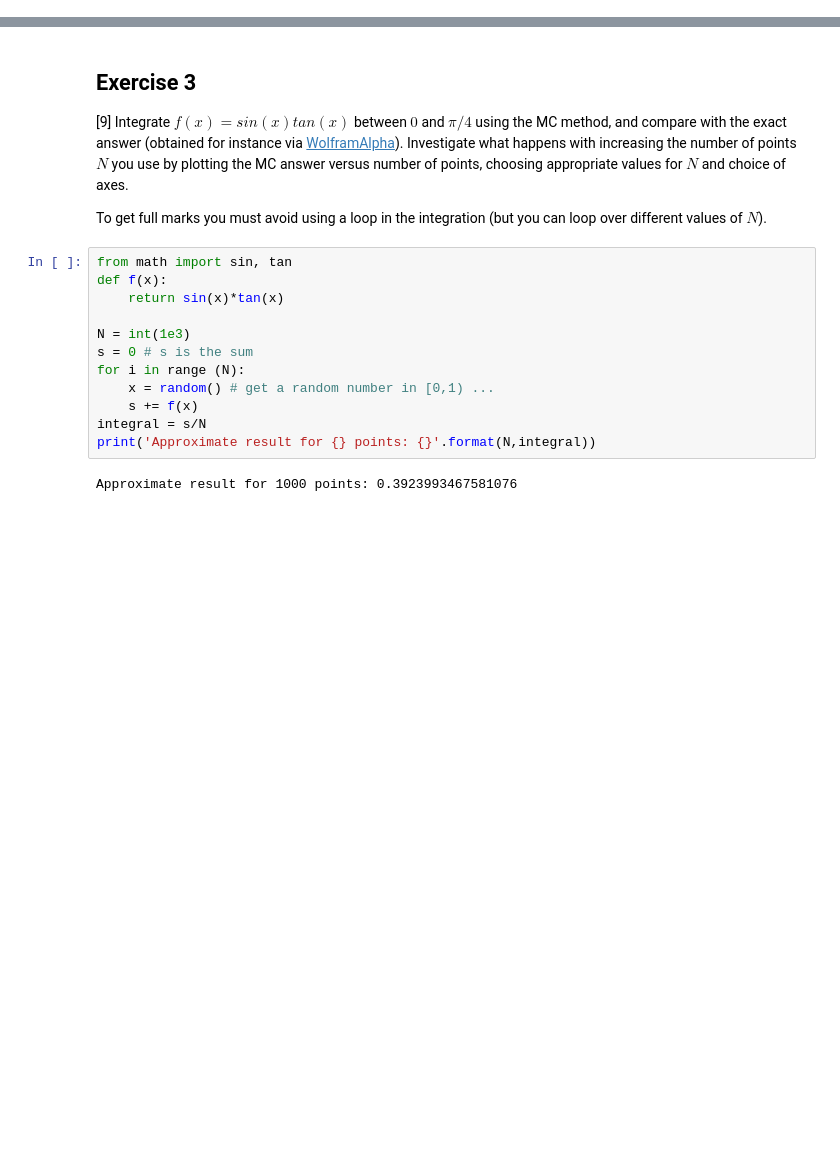
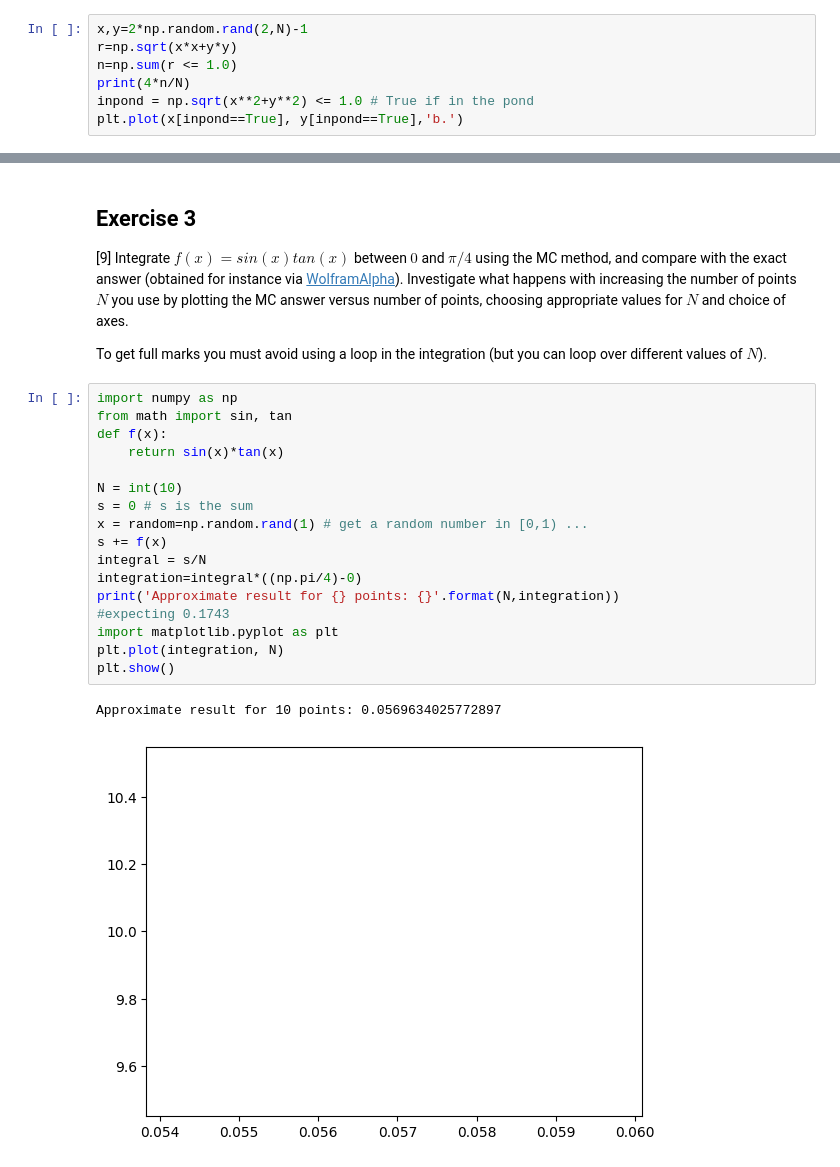
Before and after one commit to PX2145-2025/week-6-b-Anest-Cunliffe, a Jupyter notebook: Monte_Carlo.ipynb, the cells around one changed output, grey strips where cells are left out. Saved outputs shown, nothing was run; the diff lists cells and outputs as text; blank space fills up the shorter version.

````diff
--- a/Monte_Carlo.ipynb
+++ b/Monte_Carlo.ipynb
@@ -254,3 +254,10 @@ inpond = np.sqrt(x**2+y**2) <= 1.0 # True if in the pond
 plt.plot(x[inpond==True], y[inpond==True],'b.')
 ```
  Compare the speed between using a `for` loop and using the vectorised `x=random(N)`.
+# %%
+x,y=2*np.random.rand(2,N)-1
+r=np.sqrt(x*x+y*y)
+n=np.sum(r <= 1.0)
+print(4*n/N)
+inpond = np.sqrt(x**2+y**2) <= 1.0 # True if in the pond
+plt.plot(x[inpond==True], y[inpond==True],'b.')
@@ -261,16 +271,22 @@ plt.plot(x[inpond==True], y[inpond==True],'b.')
 
  To get full marks you must avoid using a loop in the integration (but you can loop over different values of $N$).
 # %%
+import numpy as np
 from math import sin, tan
 def f(x):
     return sin(x)*tan(x)
 
-N = int(1e3)
+N = int(10)
 s = 0 # s is the sum
-for i in range (N):
-    x = random() # get a random number in [0,1) ...
-    s += f(x)
+x = random=np.random.rand(1) # get a random number in [0,1) ...
+s += f(x)
 integral = s/N
-print('Approximate result for {} points: {}'.format(N,integral))
+integration=integral*((np.pi/4)-0)
+print('Approximate result for {} points: {}'.format(N,integration))
+#expecting 0.1743
+import matplotlib.pyplot as plt
+plt.plot(integration, N)
+plt.show()
 # %% [output]
-Approximate result for 1000 points: 0.3923993467581076
+Approximate result for 10 points: 0.0569634025772897
+[figure, added]
````
Also changed, not shown: parts of 10 cells of this notebook.
